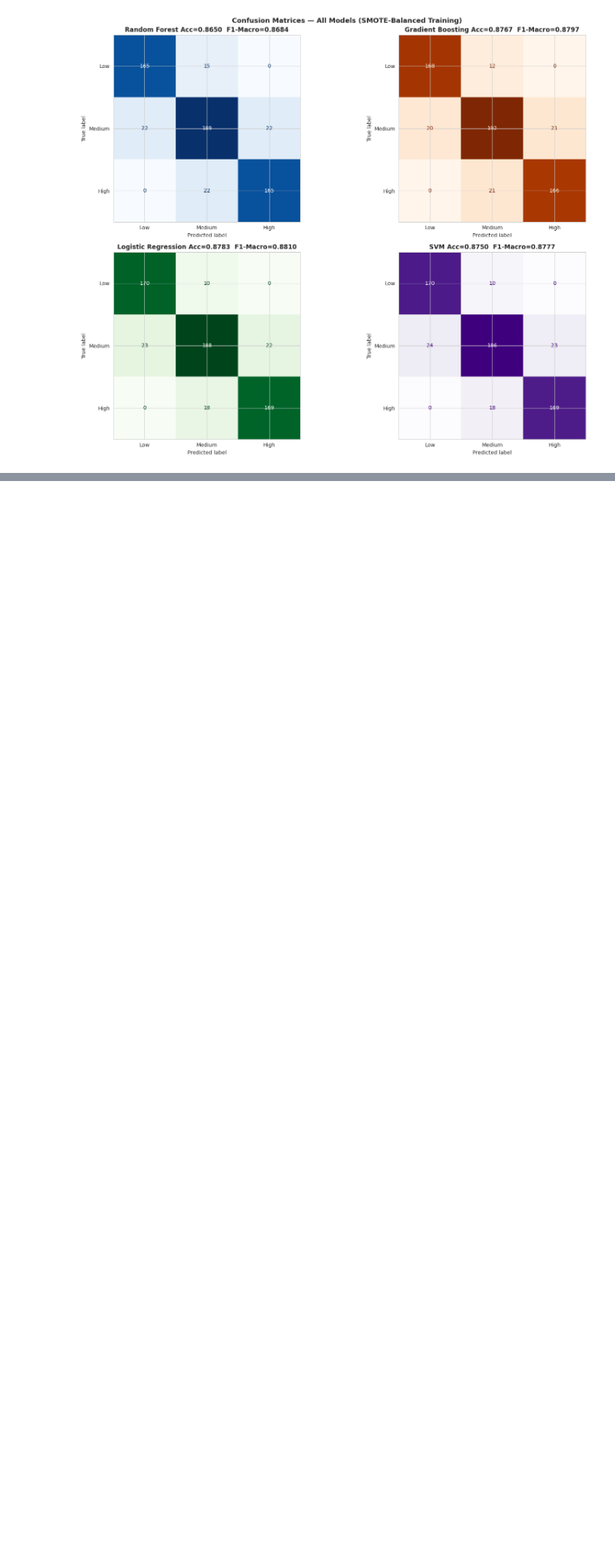
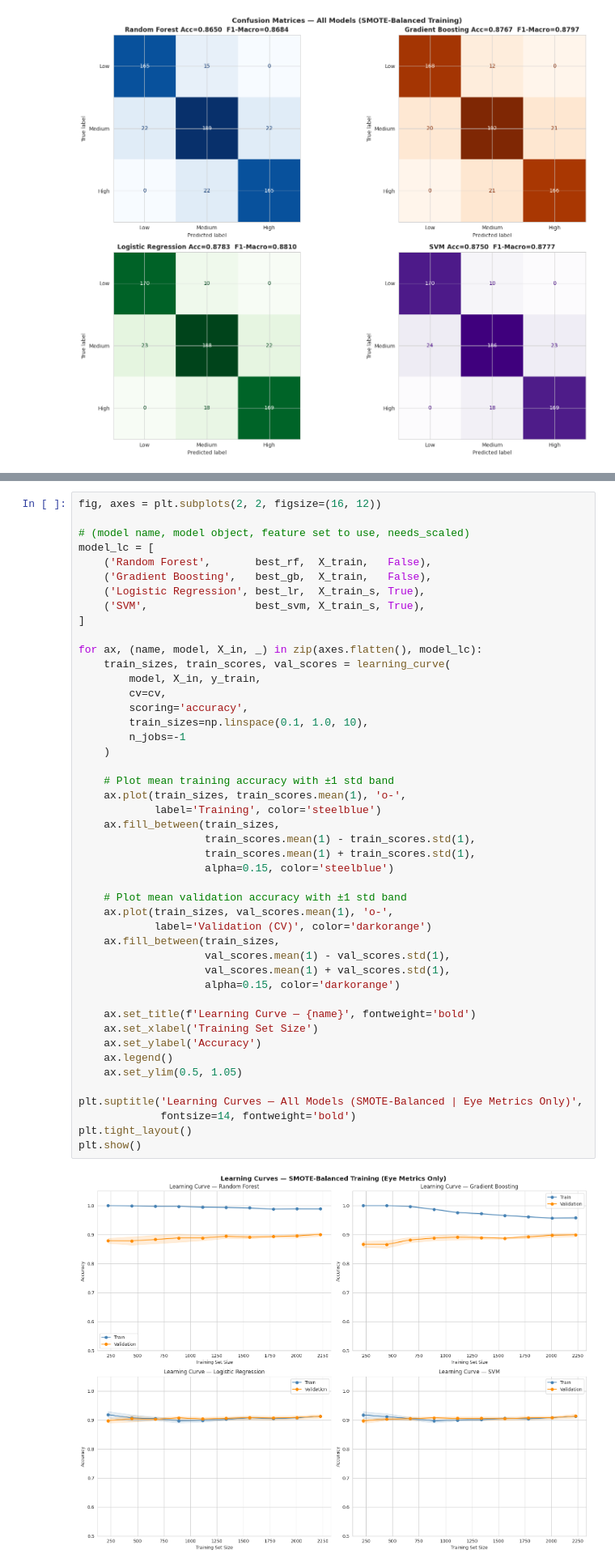
Before and after one commit to YasiniK/multimodal-student-cognitive-load-and-engagement-detection, a Jupyter notebook: Cognitive_Load/CL_Model_Training.ipynb, the cells around one changed output, grey strips where cells are left out. Shown at 81% size. Saved outputs shown, nothing was run; the diff lists cells and outputs as text; blank space fills up the shorter version.

Commit message:
Model Comparison: Learning curves

```diff
--- a/Cognitive_Load/CL_Model_Training.ipynb
+++ b/Cognitive_Load/CL_Model_Training.ipynb
@@ -619,0 +635,48 @@ plt.show()
+# %%
+fig, axes = plt.subplots(2, 2, figsize=(16, 12))
+
+# (model name, model object, feature set to use, needs_scaled)
+model_lc = [
+    ('Random Forest',       best_rf,  X_train,   False),
+    ('Gradient Boosting',   best_gb,  X_train,   False),
+    ('Logistic Regression', best_lr,  X_train_s, True),
+    ('SVM',                 best_svm, X_train_s, True),
+]
+
+for ax, (name, model, X_in, _) in zip(axes.flatten(), model_lc):
+    train_sizes, train_scores, val_scores = learning_curve(
+        model, X_in, y_train,
+        cv=cv,
+        scoring='accuracy',
+        train_sizes=np.linspace(0.1, 1.0, 10),
+        n_jobs=-1
+    )
+
+    # Plot mean training accuracy with ±1 std band
+    ax.plot(train_sizes, train_scores.mean(1), 'o-',
+            label='Training', color='steelblue')
+    ax.fill_between(train_sizes,
+                    train_scores.mean(1) - train_scores.std(1),
+                    train_scores.mean(1) + train_scores.std(1),
+                    alpha=0.15, color='steelblue')
+
+    # Plot mean validation accuracy with ±1 std band
+    ax.plot(train_sizes, val_scores.mean(1), 'o-',
+            label='Validation (CV)', color='darkorange')
+    ax.fill_between(train_sizes,
+                    val_scores.mean(1) - val_scores.std(1),
+                    val_scores.mean(1) + val_scores.std(1),
+                    alpha=0.15, color='darkorange')
+
+    ax.set_title(f'Learning Curve — {name}', fontweight='bold')
+    ax.set_xlabel('Training Set Size')
+    ax.set_ylabel('Accuracy')
+    ax.legend()
+    ax.set_ylim(0.5, 1.05)
+
+plt.suptitle('Learning Curves — All Models (SMOTE-Balanced | Eye Metrics Only)',
+             fontsize=14, fontweight='bold')
+plt.tight_layout()
+plt.show()
+# %% [output]
+[figure, added]
```
Also changed, not shown: parts of 1 cell of this notebook.
